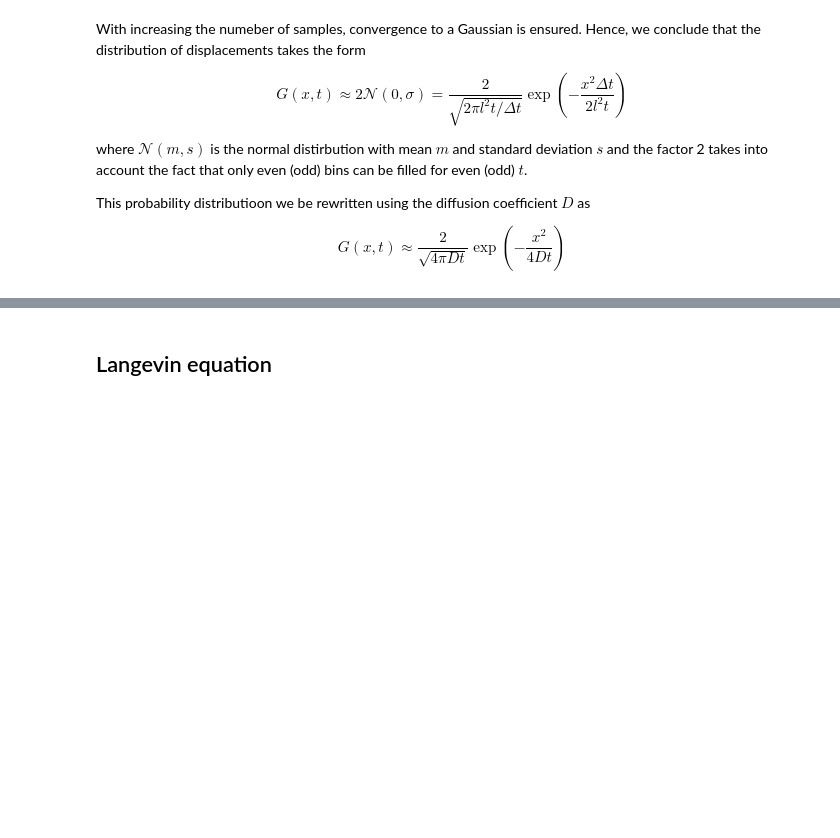
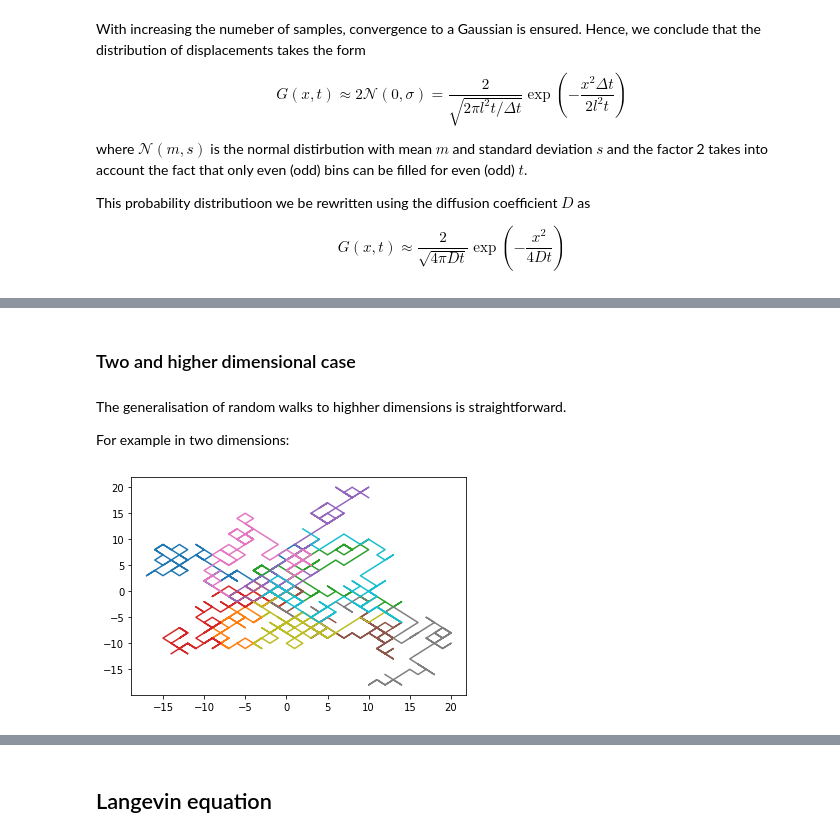
Before and after one commit to FTurci/mirror-handbook-particle-sim, a Jupyter notebook: Diffusion.ipynb, the cells around one changed output, grey strips where cells are left out. Saved outputs shown, nothing was run; the diff lists cells and outputs as text; code cells hidden in the pictures; blank space fills up the shorter version.

```diff
--- a/Diffusion.ipynb
+++ b/Diffusion.ipynb
@@ -136,0 +139,18 @@ NameError: name 'subplots' is not defined
+# %% [markdown]
+### Two and higher dimensional case
+# %% [markdown]
+The generalisation of random walks to highher dimensions is straightforward.
+
+For example in two dimensions:
+# %%
+def walks2d(nsteps = 10000,nwalkers = 10000):
+    """Generate nwalkers random walks from x=0 evolving for nsteps."""
+    steps = np.random.randint(0,2,size=(nsteps,2,nwalkers))*2-1
+    return steps.cumsum(axis=0) #
+
+nsteps=100
+nwalkers=50000
+w2 = walks2d(nsteps,nwalkers)
+plt.plot(w2[:,0,:10],w2[:,1,:10]);
+# %% [output]
+[figure, added]
```
Also changed, not shown: parts of 16 cells of this notebook.
